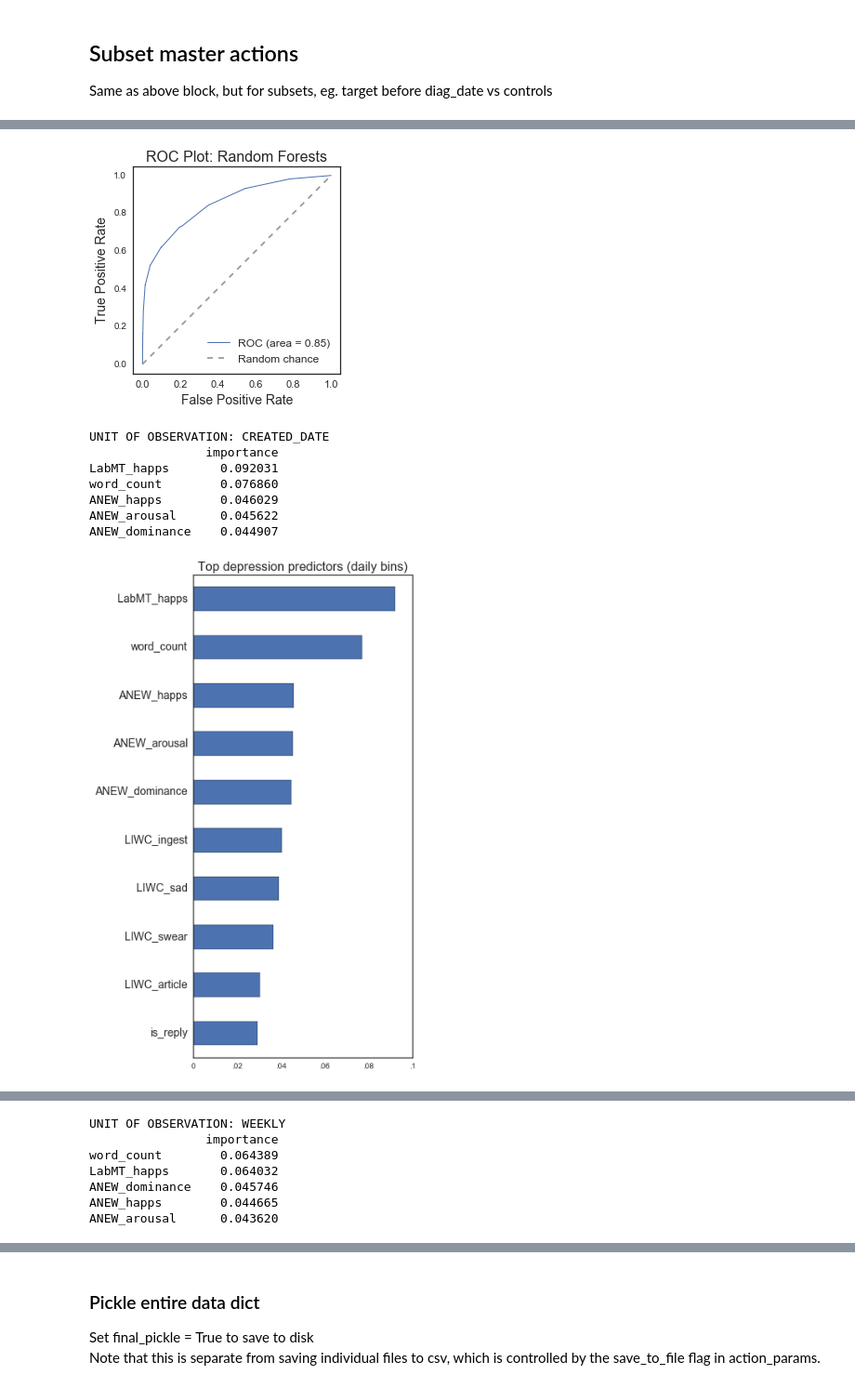
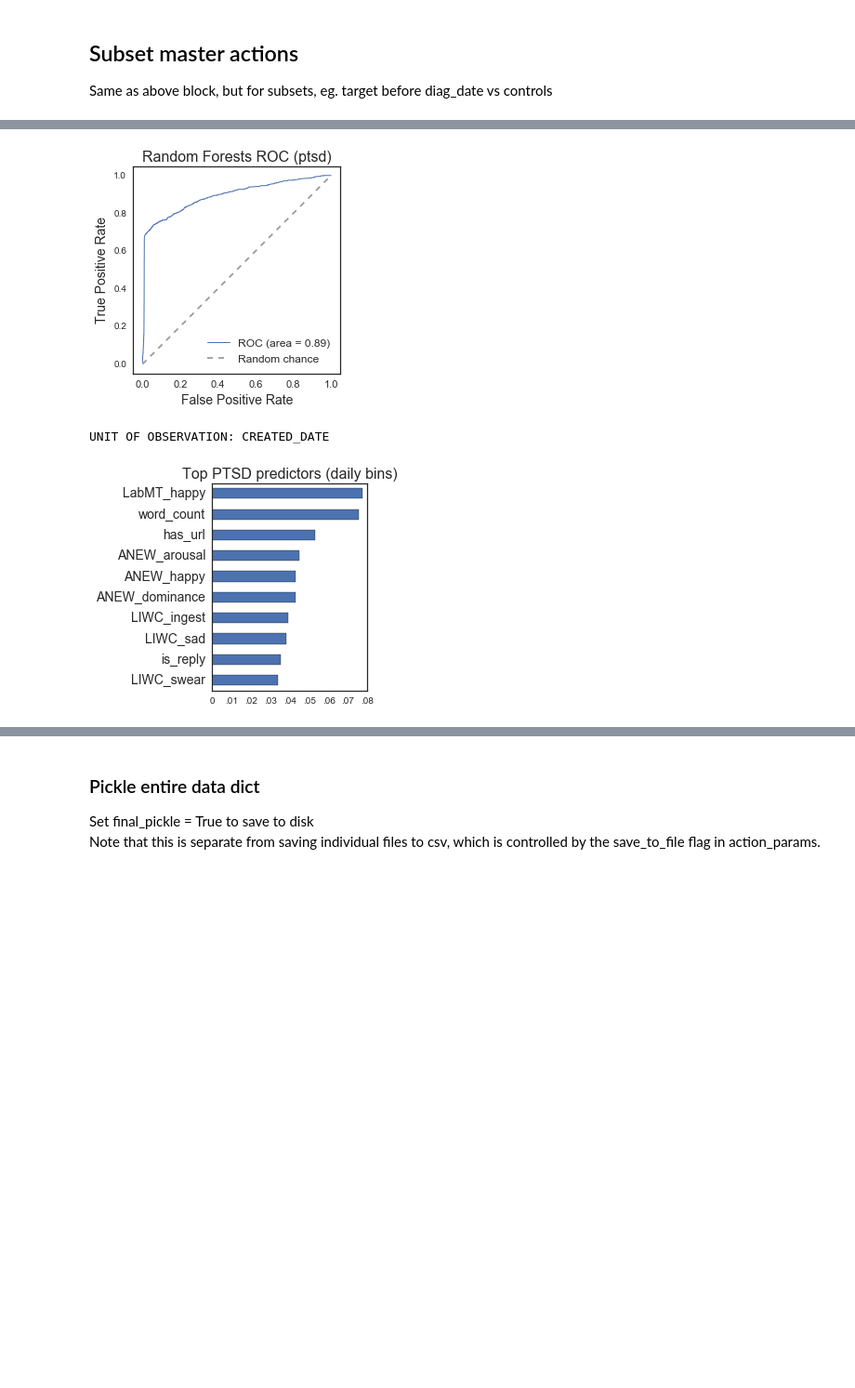
Before and after one commit to andrewreece/predicthealth, a Jupyter notebook: eda-twitter.ipynb, the cells around one changed output, grey strips where cells are left out. Shown: that part at 93% size. Cells and saved outputs as stored; diff of their text form; code cells hidden in the pictures; blank space fills up the shorter version.

```diff
--- a/eda-twitter.ipynb
+++ b/eda-twitter.ipynb
@@ -78,9 +78,11 @@ impose_test_cutoff = True # do we want to limit target pop based on testing cuto
 
 limit_date_range = False # do we want to restrict posts by date range?
 
+post_event = True # limit pre-diag data to only posts after Event? (eg. ptsd trauma, pregnancy conception)
+
 posting_cutoff = False # Drops usernames with fewer than (mean - 0.5std) total posts (for mcmc p-val improvement)
 
-report_sample_size = False # simple reporting feature for sample size
+report_sample_size = True # simple reporting feature for sample size
 
 report_sm_disq = False # reports #/% of subjects disqualified for refusing to share social media data
 
@@ -90,7 +92,7 @@ share_sm_disq_fnames = ["../../data/final/depressiontwitter_round1.csv",
 
 path_head = '/'.join(['data-files',condition,platform])+'/'
 
-load_from = None # None, file, pickle :: loads masters from pickled file, or just masters from csv
+load_from = 'pickle' # None, file, pickle :: loads masters from pickled file, or just masters from csv
 
 write_to = None # None, file, pickle  :: writes initial data (prepare_raw_data()) to csv or pickle
 
@@ -110,13 +112,15 @@ action_params = {
     'nhst' : True,
     'corr' : False,
     'print_corrmat' : False,
-    'tall_plot': True, # (random forest) do we have enough variables to require a taller plot window?
+    'tall_plot': False, # (random forest) do we have enough variables to require a taller plot window?
     'acc_avg': 'binary', # (ml) accuracy score basis for f1, precision, etc. "binary" or "weighted"
     'use_ttest':False, # (nhst) compute t-tests for each variable?
     'best_pca':10, # (pca) how many components to use?
     'show_pca_comp_plot':True, # (pca) show scree plot?
     'rf_imp_cutoff':.015, # (random forest) show feats with importance >= X
-    'rf_imp_subset':10 # (random forest) show top X important feats
+    'rf_imp_subset':10, # (random forest) show top X important feats
+    'rf_n_est':1200, # (random forest) how many trees? suggest 10 for demo, 100 for good, 1200 for max out
+    'stratify':True # (ml) stratify train_test splits based on class balance in y?
 }
 
 params = define_params(condition, test_name, test_cutoff, impose_test_cutoff,
@@ -193,7 +197,7 @@ Otherwise we load existing cleaned/aggregated data from pickle/csv
 if not load_from: # construct data dict from raw data
     data = make_data_dict(params, condition, test_name, conn)
     prepare_raw_data(data, platform, params, conn, gb_types, condition,
-                     periods, turn_points, posting_cutoff,
+                     periods, turn_points, post_event=post_event, posting_cutoff=posting_cutoff,
                      additional_data=additional_data, include_filter=include_filter, limit_date_range=limit_date_range)
 else: # load data dict from saved file
     data = pickle.load(open("{path}{cond}_{pl}_data.p".format(path=path_head,
@@ -268,10 +255,10 @@ if run_master:
     if action_params['create_master']:
         master['model'] = {}
 
-    for gb_type in ['created_date', 'weekly', 'user_id']: # don't put user_id without created_date and weekly!
+    for gb_type in ['created_date']: # don't put user_id without created_date and weekly!
 
         master_actions(master, target, control, condition, platform,
                        params, gb_type, report, action_params, clfs, additional_data, posting_cutoff,
-                       use_pca=False, scale_data=True)
+                       use_pca=False, scale_data=False)
 # %% [output]
 Merge to master: MAIN created_date
@@ -376,3 +279,28 @@ target observations in created_date data: 50766
 ## Subset master actions
 
 Same as above block, but for subsets, eg. target before diag_date vs controls
+# %%
+def importance_wrapper(fits, ctype, model_feats, title, condition, tall_plot=False, imp_cutoff=.01, imp_subset=10):
+
+    # replace "happs" with "happy" (eg. LabMT_happs -> LabMT_happy)
+    model_feats = [re.sub('happs','happy',x) for x in model_feats]
+
+    # Plot the feature importances of the forest
+    fimpdf = pd.DataFrame(fits[ctype]['clf'].feature_importances_, index=model_feats, columns=['importance'])
+
+    if tall_plot:
+        fsize = (5,11)
+    else:
+        fsize = (3,4)
+    plt.figure()
+    fimpdf = fimpdf.sort_values('importance', ascending=False).ix[fimpdf.importance > imp_cutoff,:]
+
+    feat_names = fimpdf.index
+    fimpdf.reset_index(drop=True)
+    ax = fimpdf.ix[0:imp_subset,'importance'].plot(kind='barh', figsize=fsize, fontsize=14)
+    plt.gca().invert_yaxis()
+    major_formatter = FuncFormatter(drop_leading_zero_formatter)
+    ax.xaxis.set_major_formatter(major_formatter)
+    plt.xticks(fontsize=10)
+    plt.title("Top {} predictors ({})".format(condition.upper(),title), fontsize=16)
+    plt.show()
@@ -396,7 +559,7 @@ if run_subsets:
             if action_params['create_master']:
                 master['model'] = {}
 
-            for gb_type in ['created_date','weekly','user_id']:
+            for gb_type in ['created_date']:
                 print 'Reporting for: SUBSETS'
                 print 'Period: {}  Focus: {}  Groupby: {} (PCA:{})'.format(period.upper(), turn_point.upper(), gb_type.upper(), use_pca)
                 # merge target, control, into master
@@ -423,9 +587,3 @@ F1 :: (0.65, 0.0)
-[figure, old version]
+[figure, new version]
 UNIT OF OBSERVATION: CREATED_DATE
-                importance
-LabMT_happs       0.092031
-word_count        0.076860
-ANEW_happs        0.046029
-ANEW_arousal      0.045622
-ANEW_dominance    0.044907
-[figure, old version]
+[figure, new version]
@@ -450,7 +606,0 @@ F1 :: (0.65, 0.0)
-UNIT OF OBSERVATION: WEEKLY
-                importance
-word_count        0.064389
-LabMT_happs       0.064032
-ANEW_dominance    0.045746
-ANEW_happs        0.044665
-ANEW_arousal      0.043620
```
Also changed, not shown: parts of 14 cells of this notebook, 3 other files.
